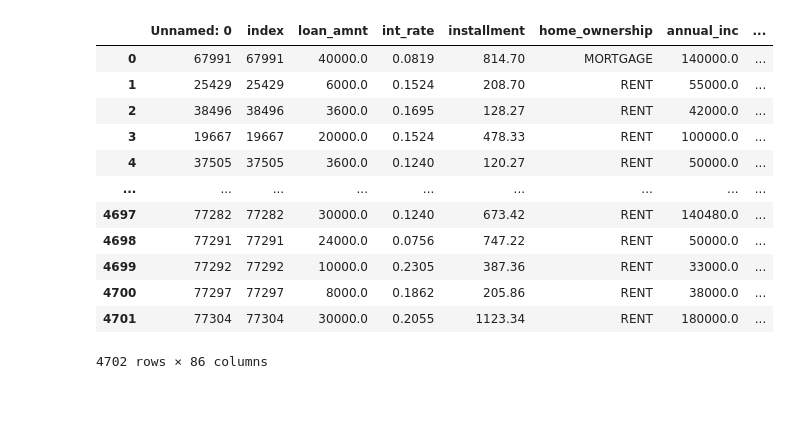
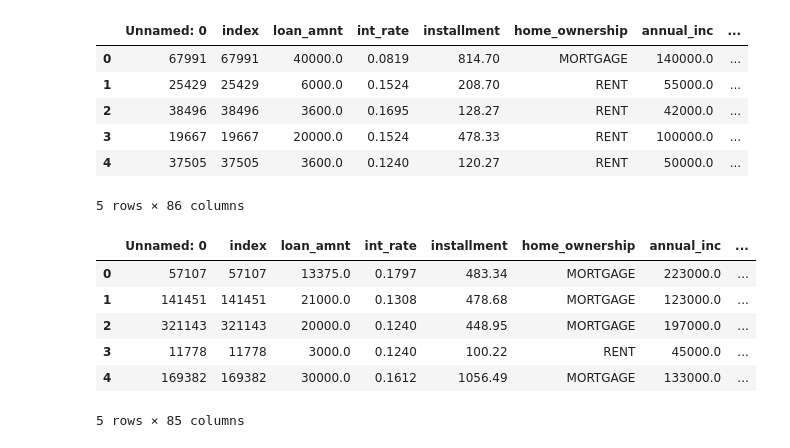
Before and after one commit to cdstecki/ML-LendingClub-challenge, a Jupyter notebook: Credit Risk Evaluator.ipynb, the cells around one changed output. Cells and saved outputs as stored; diff of their text form; code cells hidden in the pictures; blank space fills up the shorter version.

```diff
--- a/Credit Risk Evaluator.ipynb
+++ b/Credit Risk Evaluator.ipynb
@@ -25,20 +20,25 @@ train_df
 # %%
-test_df
+test_df.head()
 # %% [output]
 |  | Unnamed: 0 | index | loan_amnt | int_rate | installment | home_ownership | annual_inc | ... |
 | 0 | 67991 | 67991 | 40000.0 | 0.0819 | 814.70 | MORTGAGE | 140000.0 | ... |
 | 1 | 25429 | 25429 | 6000.0 | 0.1524 | 208.70 | RENT | 55000.0 | ... |
 | 2 | 38496 | 38496 | 3600.0 | 0.1695 | 128.27 | RENT | 42000.0 | ... |
 | 3 | 19667 | 19667 | 20000.0 | 0.1524 | 478.33 | RENT | 100000.0 | ... |
 | 4 | 37505 | 37505 | 3600.0 | 0.1240 | 120.27 | RENT | 50000.0 | ... |
-| ... | ... | ... | ... | ... | ... | ... | ... | ... |
-| 4697 | 77282 | 77282 | 30000.0 | 0.1240 | 673.42 | RENT | 140480.0 | ... |
-| 4698 | 77291 | 77291 | 24000.0 | 0.0756 | 747.22 | RENT | 50000.0 | ... |
-| 4699 | 77292 | 77292 | 10000.0 | 0.2305 | 387.36 | RENT | 33000.0 | ... |
-| 4700 | 77297 | 77297 | 8000.0 | 0.1862 | 205.86 | RENT | 38000.0 | ... |
-| 4701 | 77304 | 77304 | 30000.0 | 0.2055 | 1123.34 | RENT | 180000.0 | ... |
-4702 rows × 86 columns
+5 rows × 86 columns
 # %%
 # Convert categorical data to numeric and separate target feature for training data
+y_train = train_df['loan_status']
+X_train = train_df.drop(columns = ['loan_status'])
+X_train.head()
+# %% [output]
+|  | Unnamed: 0 | index | loan_amnt | int_rate | installment | home_ownership | annual_inc | ... |
+| 0 | 57107 | 57107 | 13375.0 | 0.1797 | 483.34 | MORTGAGE | 223000.0 | ... |
+| 1 | 141451 | 141451 | 21000.0 | 0.1308 | 478.68 | MORTGAGE | 123000.0 | ... |
+| 2 | 321143 | 321143 | 20000.0 | 0.1240 | 448.95 | MORTGAGE | 197000.0 | ... |
+| 3 | 11778 | 11778 | 3000.0 | 0.1240 | 100.22 | RENT | 45000.0 | ... |
+| 4 | 169382 | 169382 | 30000.0 | 0.1612 | 1056.49 | MORTGAGE | 133000.0 | ... |
+5 rows × 85 columns
 # %%
 # Convert categorical data to numeric and separate target feature for testing data
```
Also changed, not shown: parts of 18 cells of this notebook.
